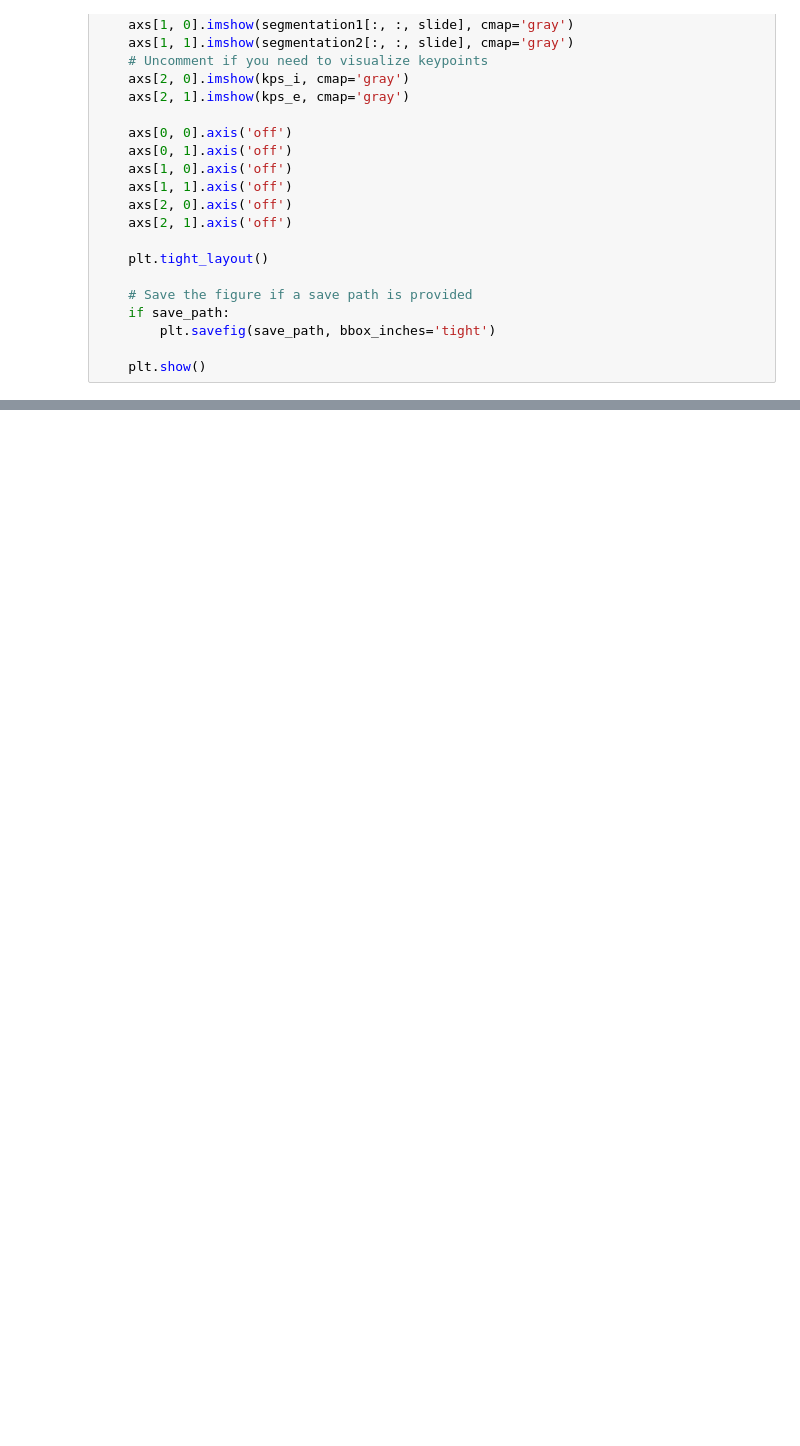
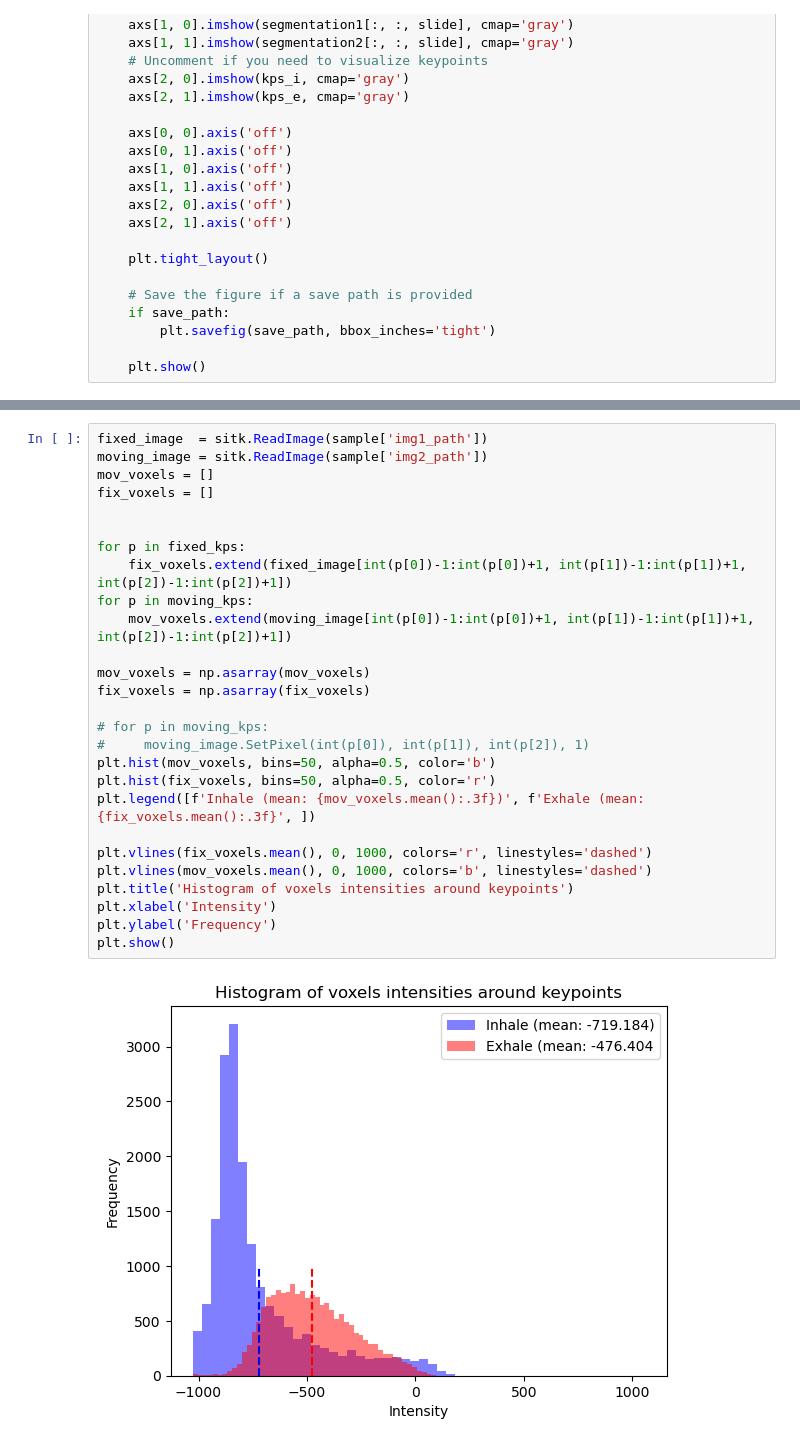
Before and after one commit to ljestaciocerquin/Med_Align_Net, a Jupyter notebook: notebooks/test_coords.ipynb, the cells around one changed output, grey strips where cells are left out. Drawn from its saved outputs; the diff is of its cells as text; blank space fills up the shorter version.

Commit message:
notebook for inhale and exhale plus some correction in the dataset related to HU

```diff
--- a/notebooks/test_coords.ipynb
+++ b/notebooks/test_coords.ipynb
@@ -88,0 +85,29 @@ Spacing [1, 1, 1] (14.415242826591285, 5.741956391904727)
+# %%
+fixed_image  = sitk.ReadImage(sample['img1_path'])
+moving_image = sitk.ReadImage(sample['img2_path'])
+mov_voxels = []
+fix_voxels = []
+
+
+for p in fixed_kps:
+    fix_voxels.extend(fixed_image[int(p[0])-1:int(p[0])+1, int(p[1])-1:int(p[1])+1, int(p[2])-1:int(p[2])+1])
+for p in moving_kps:
+    mov_voxels.extend(moving_image[int(p[0])-1:int(p[0])+1, int(p[1])-1:int(p[1])+1, int(p[2])-1:int(p[2])+1])
+
+mov_voxels = np.asarray(mov_voxels)
+fix_voxels = np.asarray(fix_voxels)
+
+# for p in moving_kps:
+#     moving_image.SetPixel(int(p[0]), int(p[1]), int(p[2]), 1)
+plt.hist(mov_voxels, bins=50, alpha=0.5, color='b')
+plt.hist(fix_voxels, bins=50, alpha=0.5, color='r')
+plt.legend([f'Inhale (mean: {mov_voxels.mean():.3f})', f'Exhale (mean: {fix_voxels.mean():.3f}', ])
+
+plt.vlines(fix_voxels.mean(), 0, 1000, colors='r', linestyles='dashed')
+plt.vlines(mov_voxels.mean(), 0, 1000, colors='b', linestyles='dashed')
+plt.title('Histogram of voxels intensities around keypoints')
+plt.xlabel('Intensity')
+plt.ylabel('Frequency')
+plt.show()
+# %% [output]
+[figure, added]
```
Also changed, not shown: parts of 8 cells of this notebook, 3 other files.
